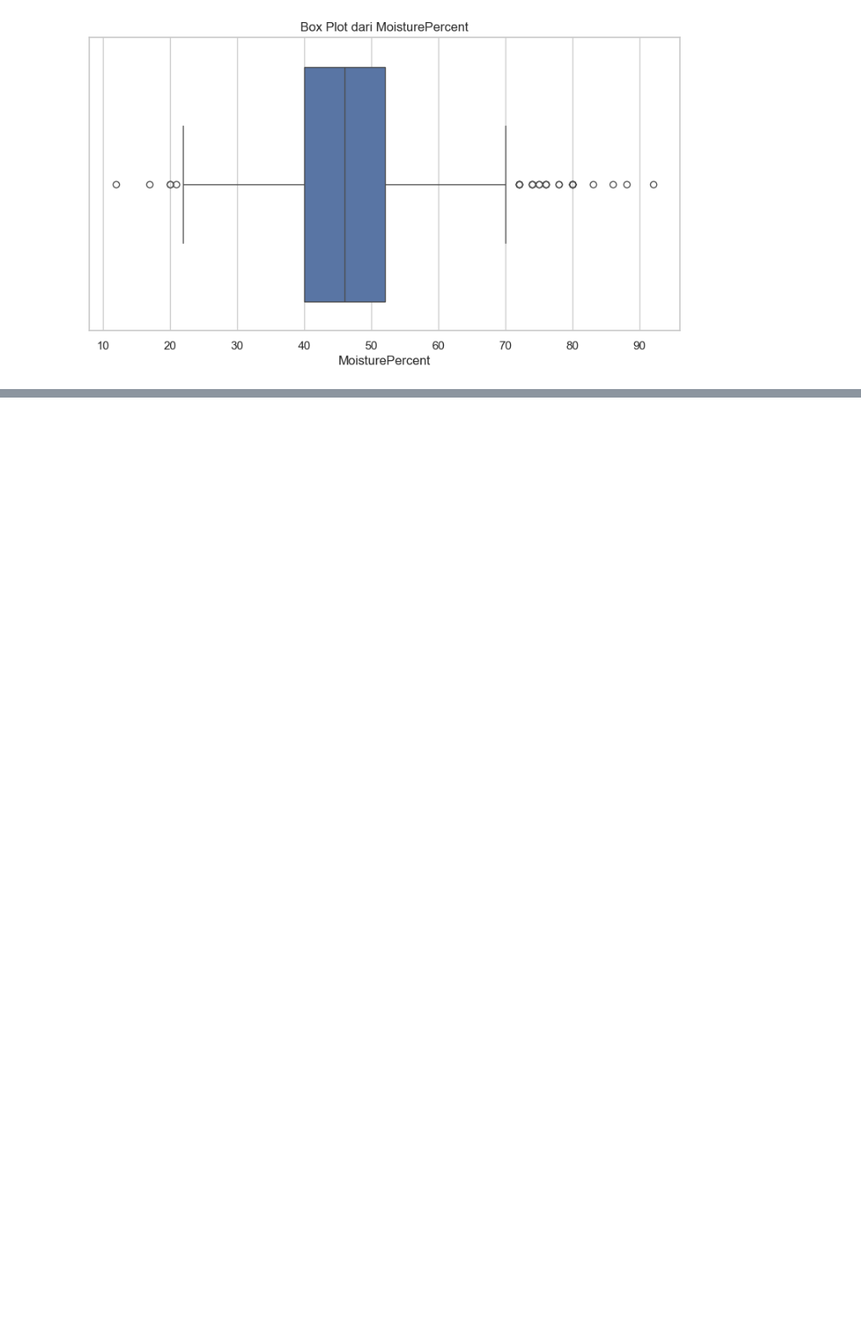
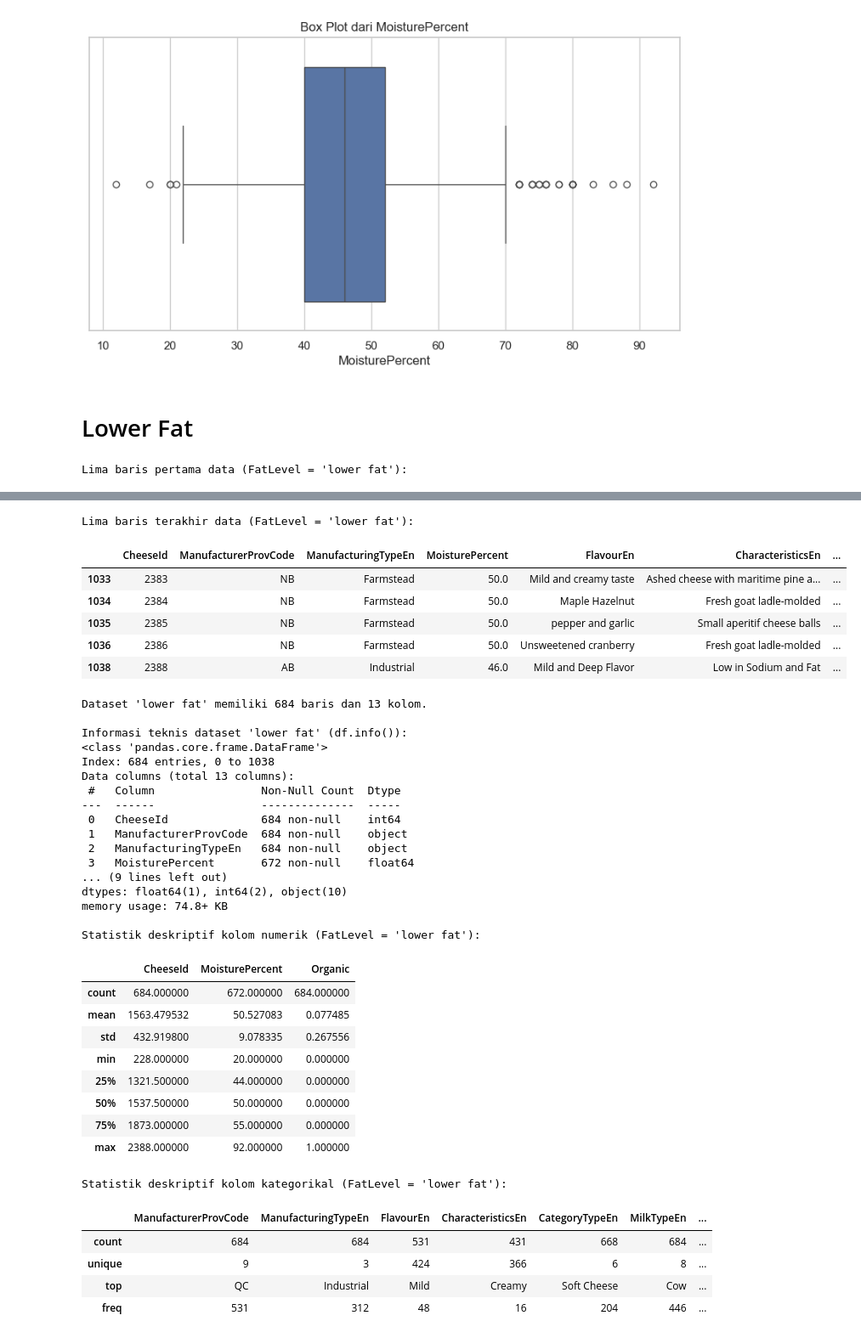
Before and after one commit to wendy1357/Adaboost-vs-GradientBoosting-Cheese-Fat, a Jupyter notebook: code/EDA.ipynb, the cells around one changed output, grey strips where cells are left out. Shown: that part at 85% size. Saved outputs shown, nothing was run; the diff lists cells and outputs as text; code cells hidden in the pictures; blank space fills up the shorter version.

```diff
--- a/code/EDA.ipynb
+++ b/code/EDA.ipynb
@@ -132,3 +132,41 @@ plt.show()
 # %% [output]
 [figure]
 [figure]
+# %% [markdown]
+# Lower Fat
+# %%
+# Filter hanya data dengan FatLevel = 'lower fat'
+lower_fat_df = df[df['FatLevel'] == 'lower fat']
+
+# 1. Melihat 5 baris pertama data
+print("Lima baris pertama data (FatLevel = 'lower fat'):")
+display(lower_fat_df.head())
+
+# 2. Melihat 5 baris terakhir data
+print("\nLima baris terakhir data (FatLevel = 'lower fat'):")
+display(lower_fat_df.tail())
+
+# 3. Mengecek dimensi data
+print(f"\nDataset 'lower fat' memiliki {lower_fat_df.shape[0]} baris dan {lower_fat_df.shape[1]} kolom.")
+
+# 4. Ringkasan teknis (info)
+print("\nInformasi teknis dataset 'lower fat' (df.info()):")
+lower_fat_df.info()
+
+# 5. Statistik deskriptif kolom numerik
+print("\nStatistik deskriptif kolom numerik (FatLevel = 'lower fat'):")
+display(lower_fat_df.describe())
+
+# 6. Statistik deskriptif kolom kategorikal
+print("\nStatistik deskriptif kolom kategorikal (FatLevel = 'lower fat'):")
+display(lower_fat_df.describe(include=['object', 'category']))
+
+# 7. Jumlah nilai yang hilang per kolom
+print("\nJumlah nilai yang hilang per kolom (FatLevel = 'lower fat'):")
+print(lower_fat_df.isnull().sum())
+
+# 8. Modus (nilai paling sering muncul) untuk tiap kolom
+print("\nModus untuk setiap kolom (FatLevel = 'lower fat'):")
+display(lower_fat_df.mode().iloc[0])
+# %% [output]
+Lima baris pertama data (FatLevel = 'lower fat'):
@@ -134,0 +179,39 @@ plt.show()
+Lima baris terakhir data (FatLevel = 'lower fat'):
+|  | CheeseId | ManufacturerProvCode | ManufacturingTypeEn | MoisturePercent | FlavourEn | CharacteristicsEn | ... |
+| 1033 | 2383 | NB | Farmstead | 50.0 | Mild and creamy taste | Ashed cheese with maritime pine a... | ... |
+| 1034 | 2384 | NB | Farmstead | 50.0 | Maple Hazelnut | Fresh goat ladle-molded | ... |
+| 1035 | 2385 | NB | Farmstead | 50.0 | pepper and garlic | Small aperitif cheese balls | ... |
+| 1036 | 2386 | NB | Farmstead | 50.0 | Unsweetened cranberry | Fresh goat ladle-molded | ... |
+| 1038 | 2388 | AB | Industrial | 46.0 | Mild and Deep Flavor | Low in Sodium and Fat | ... |
+Dataset 'lower fat' memiliki 684 baris dan 13 kolom.
+
+Informasi teknis dataset 'lower fat' (df.info()):
+<class 'pandas.core.frame.DataFrame'>
+Index: 684 entries, 0 to 1038
+Data columns (total 13 columns):
+ #   Column                Non-Null Count  Dtype
+---  ------                --------------  -----
+ 0   CheeseId              684 non-null    int64
+ 1   ManufacturerProvCode  684 non-null    object
+ 2   ManufacturingTypeEn   684 non-null    object
+ 3   MoisturePercent       672 non-null    float64
+... (9 lines left out)
+dtypes: float64(1), int64(2), object(10)
+memory usage: 74.8+ KB
+
+Statistik deskriptif kolom numerik (FatLevel = 'lower fat'):
+|  | CheeseId | MoisturePercent | Organic |
+| count | 684.000000 | 672.000000 | 684.000000 |
+| mean | 1563.479532 | 50.527083 | 0.077485 |
+| std | 432.919800 | 9.078335 | 0.267556 |
+| min | 228.000000 | 20.000000 | 0.000000 |
+| 25% | 1321.500000 | 44.000000 | 0.000000 |
+| 50% | 1537.500000 | 50.000000 | 0.000000 |
+| 75% | 1873.000000 | 55.000000 | 0.000000 |
+| max | 2388.000000 | 92.000000 | 1.000000 |
+Statistik deskriptif kolom kategorikal (FatLevel = 'lower fat'):
+|  | ManufacturerProvCode | ManufacturingTypeEn | FlavourEn | CharacteristicsEn | CategoryTypeEn | MilkTypeEn | ... |
+| count | 684 | 684 | 531 | 431 | 668 | 684 | ... |
+| unique | 9 | 3 | 424 | 366 | 6 | 8 | ... |
+| top | QC | Industrial | Mild | Creamy | Soft Cheese | Cow | ... |
+| freq | 531 | 312 | 48 | 16 | 204 | 446 | ... |
```
Also changed, not shown: parts of 5 cells of this notebook.
